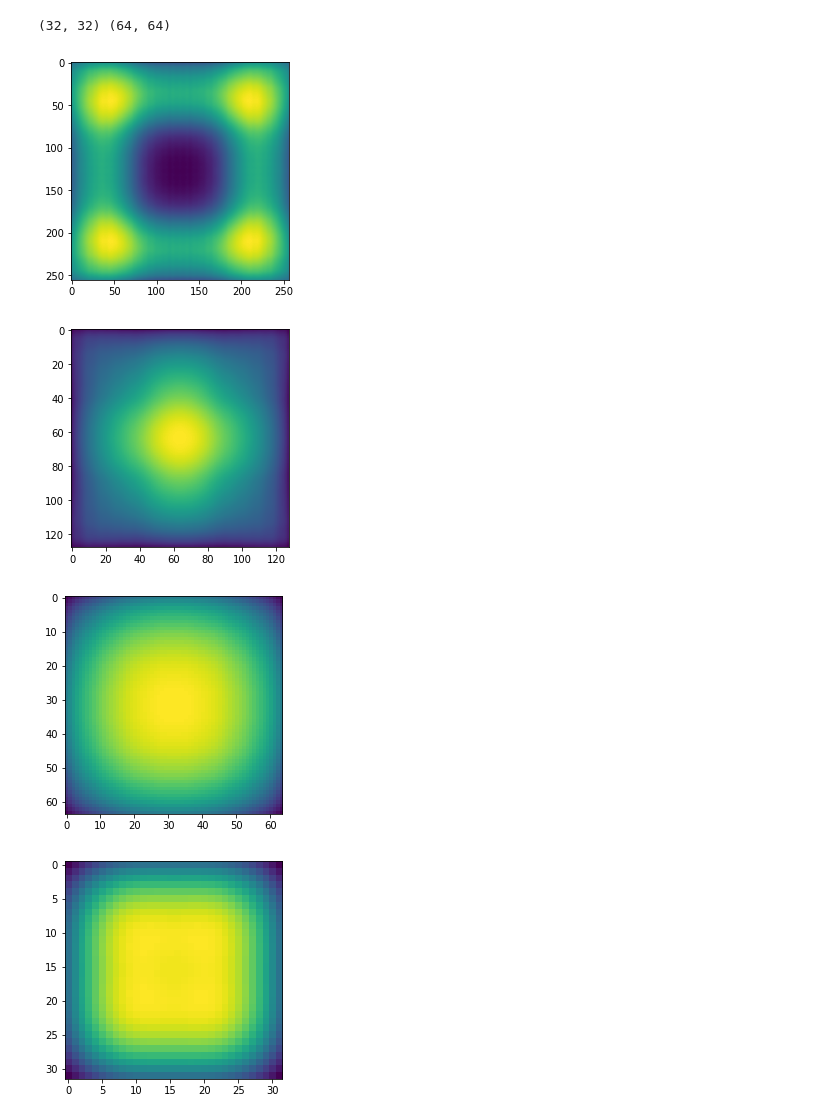
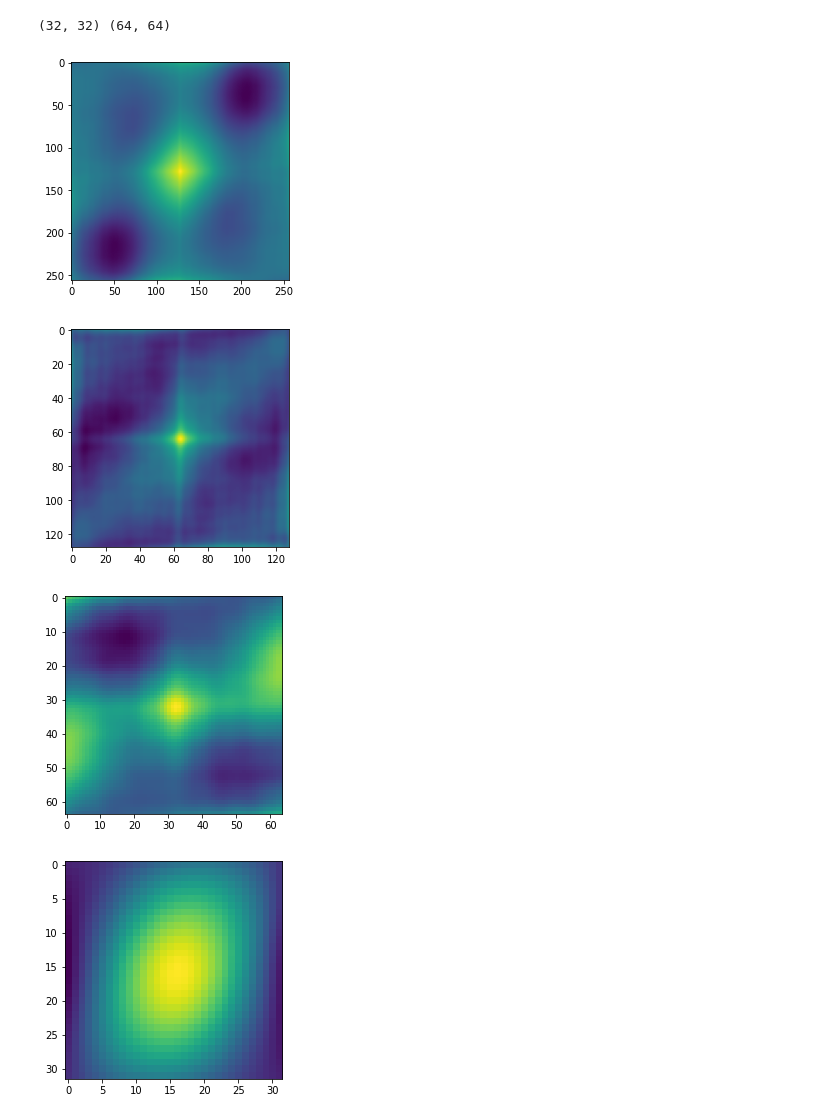
Before and after one commit to astro-informatics/LeIA, a Jupyter notebook: notebooks/gradient.ipynb, the cells around one changed output. Saved outputs shown, nothing was run; the diff lists cells and outputs as text; code cells hidden in the pictures.

Commit message:
added learned gradient to TF operator

```diff
--- a/notebooks/gradient.ipynb
+++ b/notebooks/gradient.ipynb
@@ -10,3 +16,5 @@ from src.operators.measurement import NUFFT_op, NUFFT_op_TF
+# %%
+ Nd, Kd, Jd = (256,256), (512,512), (6,6)
 # %%
 class TF_nufft(NUFFT_op):
     """ Tensorfow adaptation of the nufft operator"""
@@ -17,8 +25,9 @@ class TF_nufft(NUFFT_op):
         return tf.numpy_function(self.adj_op, [x], tf.complex64)
 # %%
 class Gradient(tf.keras.layers.Layer):
-    def __init__(self, m_op, shape_x, shape_y, depth):
+    def __init__(self, m_op, shape_x, shape_y, depth, learned=False):
         self.m_op = m_op
+        self.learned = learned
         self.input_spec = [
             tf.keras.layers.InputSpec(
                 dtype=tf.float32,
@@ -38,5 +47,8 @@ class Gradient(tf.keras.layers.Layer):
         m = self.m_op.forward(x)
         size = y.shape[1]
         res = m -  y
-        grad = self.m_op.adjoint( res )
+        if not self.learned:
+            grad = self.m_op.adjoint( res )
+        else:
+            grad = self.m_op.learned_adj_op( res )
         return tf.cast(grad, tf.float32)
@@ -43,4 +60,4 @@ class Gradient(tf.keras.layers.Layer):
 # %%
-x_tf = tf.convert_to_tensor(np.ones((1,256,256,1)))
-y_tf = tf.cast(tf.convert_to_tensor(np.ones((1,4440,1)) +0j), tf.complex64)
+x_tf = tf.convert_to_tensor(np.ones((2,256,256,1)))
+y_tf = tf.cast(tf.convert_to_tensor(np.ones((2,4440,1)) +0j), tf.complex64)
 # %%
@@ -54,12 +77,14 @@ plt.imshow(g(x_tf[None, :,:], y_tf[None, :]).numpy().real)
 gradient_layers = []
 depth = 4
 for i in range(depth):
-    m_op = TF_nufft()
+#     m_op = TF_nufft()
+    m_op = NUFFT_op_TF()
+
     nd, kd = (Nd[0]//2**i, Nd[1]//2**i), (Kd[0]//2**i, Kd[1]//2**i)
     print(nd, kd)
     sel = np.linalg.norm(uv, axis=1) < np.pi / 2**i
-    m_op.plan(uv[sel], nd, kd, Jd)
-    gradient_layers.append( Gradient(m_op, [None, nd[0], nd[1]], [None, np.sum(sel)], i) )
+    m_op.plan(uv[sel], nd, kd, Jd, 2)
+    gradient_layers.append( Gradient(m_op, [None, nd[0], nd[1]], [None, np.sum(sel)], i, True) )
 # %% [output]
 (256, 256) (512, 512)
 (128, 128) (256, 256)
@@ -67,13 +92,13 @@ for i in range(depth):
 (32, 32) (64, 64)
 # %%
 for i in range(depth):
-    x_tf = tf.convert_to_tensor(np.ones((1, Nd[0]//2**i, Nd[1]//2**i)))
-    y_tf = tf.convert_to_tensor(0j + np.ones((1,np.sum(np.linalg.norm(uv, axis=1) < np.pi / 2**i))))
+    x_tf = tf.convert_to_tensor(np.ones((2, Nd[0]//2**i, Nd[1]//2**i)))
+    y_tf = tf.cast(tf.convert_to_tensor(0j + np.ones((2,np.sum(np.linalg.norm(uv, axis=1) < np.pi / 2**i)))), tf.complex64)
 
-    plt.imshow(gradient_layers[i](x_tf, y_tf).numpy().real)
+    plt.imshow(gradient_layers[i](x_tf, y_tf).numpy().real[0])
     plt.show()
 # %% [output]
-[figure, old version]
+[figure, new version]
-[figure, old version]
+[figure, new version]
-[figure, old version]
+[figure, new version]
-[figure, old version]
+[figure, new version]
```
Also changed, not shown: parts of 22 cells of this notebook, 1 other file.
